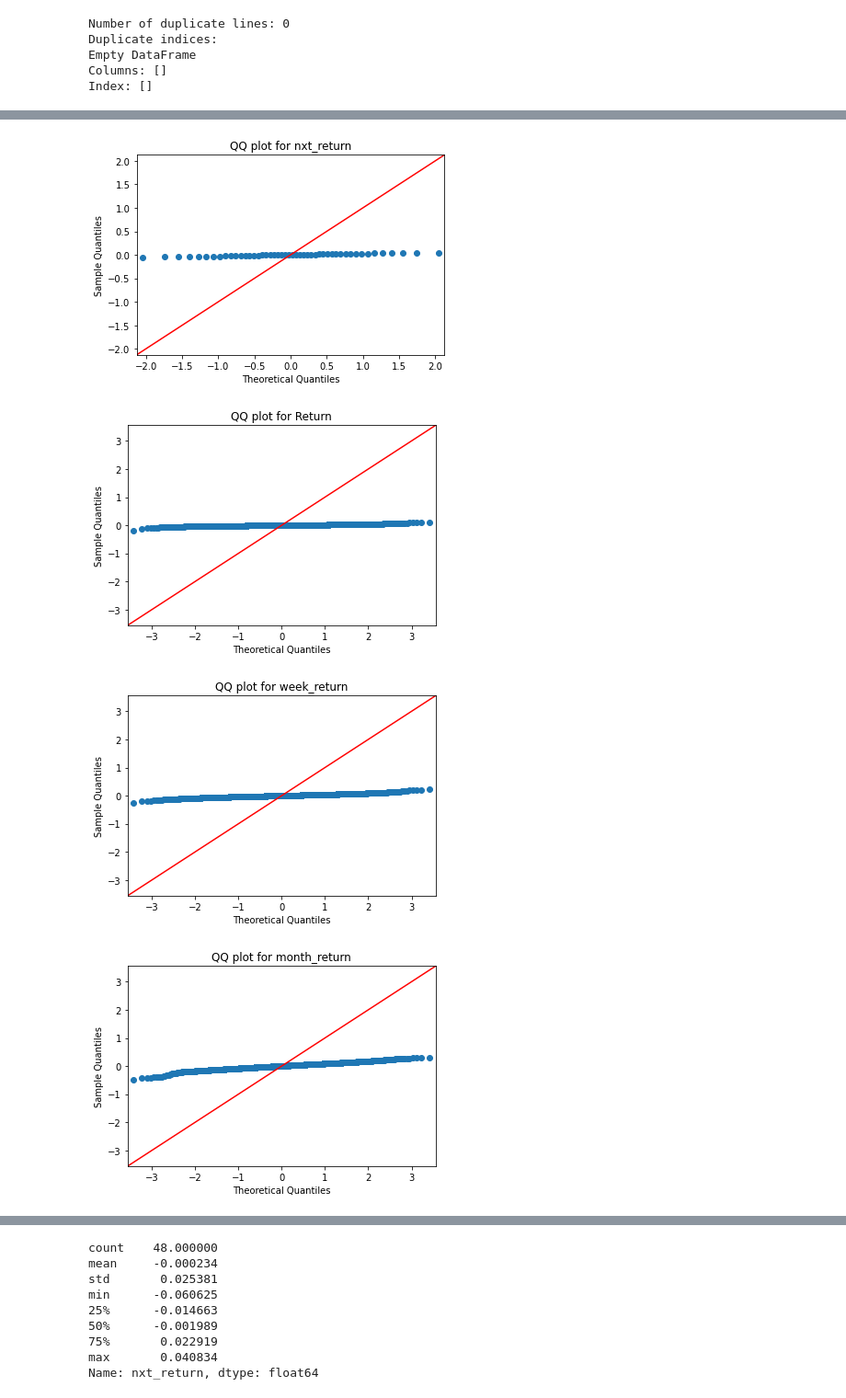
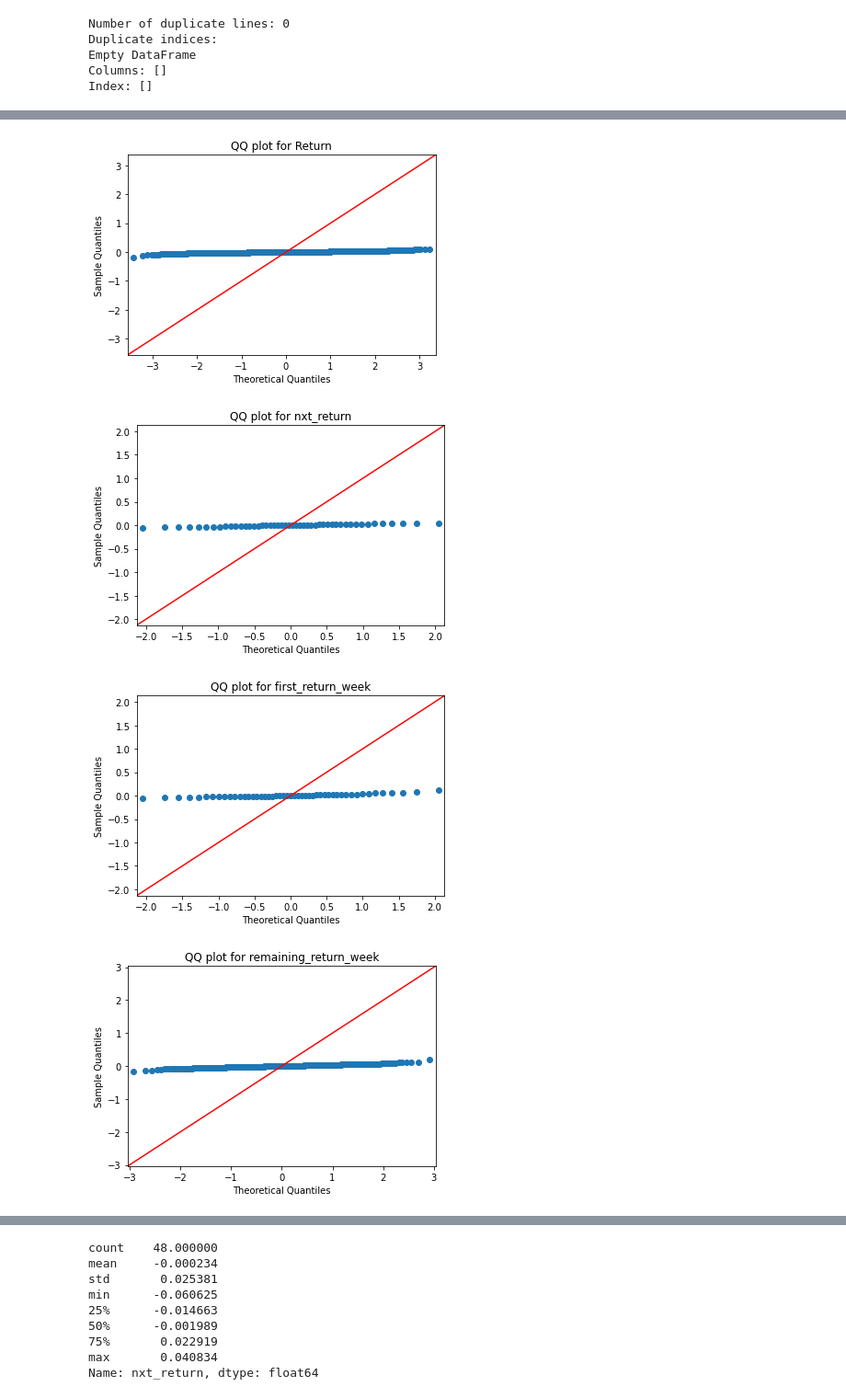
Before and after one commit to thgcns/Financial-Reports-Impact, a Jupyter notebook: 2 - Testes estatisticos.ipynb, the cells around one changed output, grey strips where cells are left out. Shown at 92% size. Drawn from its saved outputs; the diff is of its cells as text; code cells hidden in the pictures.

Commit message:
visao final dos dataframes

```diff
--- a/2 - Testes estatisticos.ipynb
+++ b/2 - Testes estatisticos.ipynb
@@ -96,21 +96,3 @@ def separate_returns(final_data):
 
 # Aplicar a função ao DataFrame
 first_return_week_df, remaining_return_week_df, first_return_month_df, remaining_return_month_df = separate_returns(final_data)
-# %%
-# Dataframe "first_return_week_list"
-first_return_week_list = final_data.loc[final_data['event'].shift(-1) == 1, 'return_week'].dropna().tolist()
-
-# Dataframe "remaining_return_week_list"
-remaining_return_week_list = final_data.loc[(final_data['event'].shift(-1) != 1) & (final_data['event'] == 0), 'return_week'].dropna().tolist()
-
-# Dataframe "first_return_month_list"
-first_return_month_list = final_data.loc[final_data['event'].shift(-1) == 1, 'return_month'].dropna().tolist()
-
-# Dataframe "remaining_return_month_list"
-remaining_return_month_list = final_data.loc[(final_data['event'].shift(-1) != 1) & (final_data['event'] == 0), 'return_month'].dropna().tolist()
-
-# Exibindo os resultados
-print("first_return_week_list =", first_return_week_list)
-print("remaining_return_week_list =", remaining_return_week_list)
-print("first_return_month_list =", first_return_month_list)
-print("remaining_return_month_list =", remaining_return_month_list)
@@ -664,42 +824,33 @@ Student's t-test: t-stat=-0.16007365754279887, p-value=0.8734948247122367
 # %%
 import pandas as pd
 import numpy as np
 import matplotlib.pyplot as plt
 import statsmodels.api as sm
 
 # Supondo que 'filtered_data' e 'new_final_data' são DataFrames já carregados
 # Se necessário, substitua pela carga dos seus dados
 # filtered_data = pd.read_csv('filtered_data.csv')
 # new_final_data = pd.read_csv('new_final_data.csv')
 
-# Selecionando os retornos
-nxt_return = filtered_data['nxt_return']
-Return = final_data['Return']
-week_return = final_data['week_return']
-month_return = final_data['month_return']
 
-nxt_return = filtered_data['nxt_return'].dropna()
-Returns = final_data['Return'].dropna()
-#Retornos semanais
-first_return_week = first_return_week_df["return_week"]
-remaining_return_week = remaining_return_week_df["return_week"]
-#Retornos mensais
-first_return_month = first_return_month_df["return_month"]
-remaining_return_month = remaining_return_month_df["return_month"]
 
 # Função para plotar QQ plot
 def qq_plot(data, title):
     sm.qqplot(data, line ='45')
     plt.title(title)
     plt.show()
 
 # Gerando QQ plots para comparar os quantis
+qq_plot(Return, 'QQ plot for Return')
 qq_plot(nxt_return, 'QQ plot for nxt_return')
-qq_plot(Return, 'QQ plot for Return')
-qq_plot(week_return, 'QQ plot for week_return')
-qq_plot(month_return, 'QQ plot for month_return')
+
+qq_plot(first_return_week, 'QQ plot for first_return_week')
+qq_plot(remaining_return_week, 'QQ plot for remaining_return_week')
+
+qq_plot(first_return_month, 'QQ plot for first_return_month')
+qq_plot(remaining_return_month, 'QQ plot for first_return_month')
 # %% [output]
-[figure, old version]
+[figure, new version]
-[figure, old version]
+[figure, new version]
-[figure, old version]
+[figure, new version]
-[figure, old version]
+[figure, new version]
```
Also changed, not shown: parts of 11 cells of this notebook, 1 other file.
